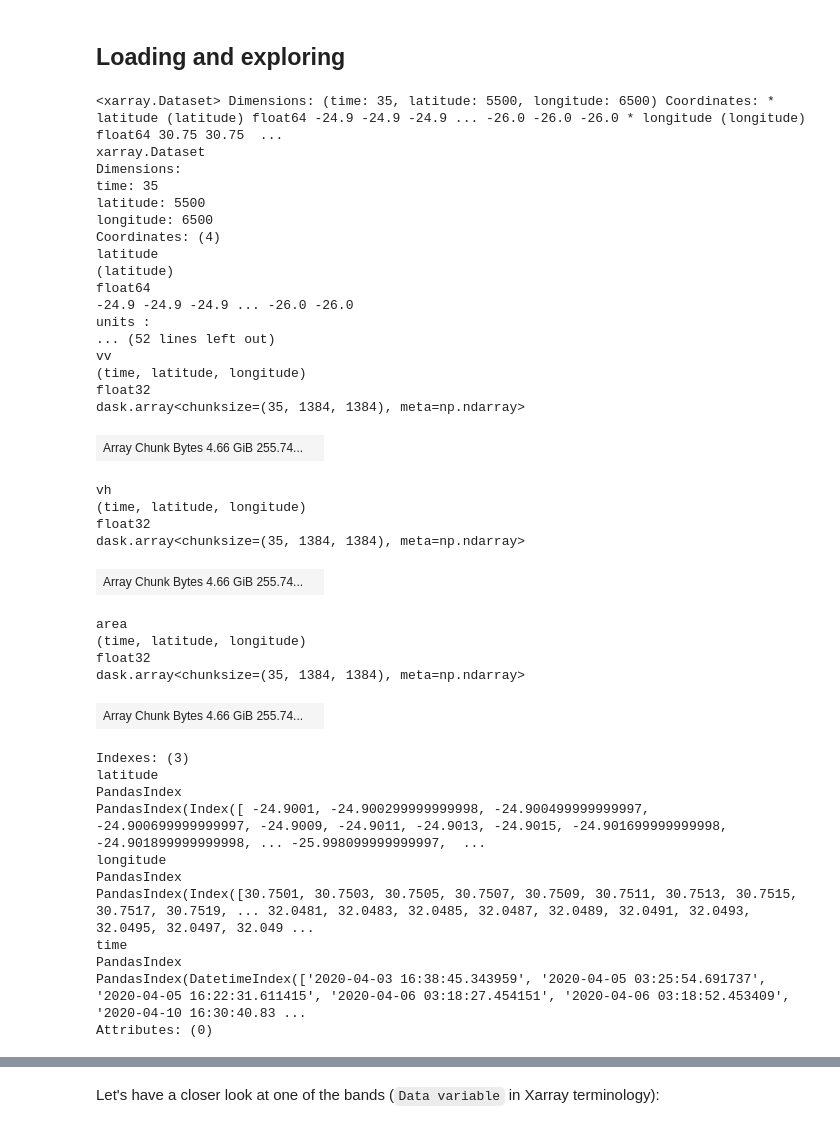
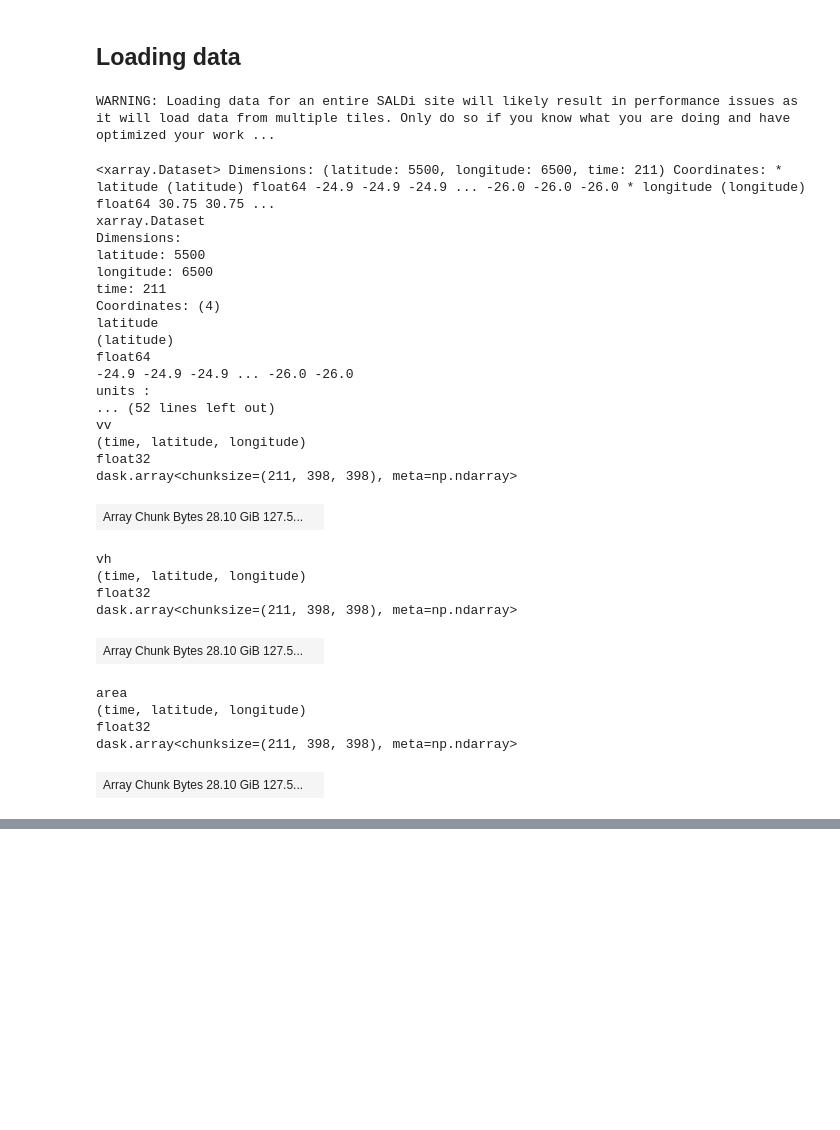
Before and after one commit to Jena-Earth-Observation-School/sdc-tools, a Jupyter notebook: _sources/content/02_Getting_Started/01_01_Sentinel1.ipynb, the cells around one changed output, grey strips where cells are left out. Saved outputs shown, nothing was run; the diff lists cells and outputs as text; code cells hidden in the pictures; blank space fills up the shorter version.

```diff
--- a/_sources/content/02_Getting_Started/01_01_Sentinel1.ipynb
+++ b/_sources/content/02_Getting_Started/01_01_Sentinel1.ipynb
@@ -9,47 +14,42 @@ product of the same name. Detailed information can be found [here](https://regis
 # %% [markdown]
-## Loading and exploring
+## Loading data
 # %%
+import numpy as np
+from matplotlib import pyplot as plt
+
 from sdc.load import load_product
 
-ds = load_product(product="s1_rtc", vec="site06", time_range=("2020-04-01", "2020-06-01"))
+ds = load_product(product="s1_rtc",
+                  vec="site06",
+                  time_range=("2021-01-01", "2022-01-01"))
 ds
 # %% [output]
-<xarray.Dataset> Dimensions: (time: 35, latitude: 5500, longitude: 6500) Coordinates: * latitude (latitude) float64 -24.9 -24.9 -24.9 ... -26.0 -26.0 -26.0 * longitude (longitude) float64 30.75 30.75  ...
-xarray.Dataset
-Dimensions:
-time: 35
-latitude: 5500
-longitude: 6500
-Coordinates: (4)
-latitude
-(latitude)
-float64
--24.9 -24.9 -24.9 ... -26.0 -26.0
-units :
-... (52 lines left out)
-vv
-(time, latitude, longitude)
-float32
-dask.array<chunksize=(35, 1384, 1384), meta=np.ndarray>
+WARNING: Loading data for an entire SALDi site will likely result in performance issues as it will load data from multiple tiles. Only do so if you know what you are doing and have optimized your work ...
+<xarray.Dataset> Dimensions: (latitude: 5500, longitude: 6500, time: 211) Coordinates: * latitude (latitude) float64 -24.9 -24.9 -24.9 ... -26.0 -26.0 -26.0 * longitude (longitude) float64 30.75 30.75 ...
+xarray.Dataset
+Dimensions:
+latitude: 5500
+longitude: 6500
+time: 211
+Coordinates: (4)
+latitude
+(latitude)
+float64
+-24.9 -24.9 -24.9 ... -26.0 -26.0
+units :
+... (52 lines left out)
+vv
+(time, latitude, longitude)
+float32
+dask.array<chunksize=(211, 398, 398), meta=np.ndarray>
-| Array Chunk Bytes 4.66 GiB 255.74... |  |
+| Array Chunk Bytes 28.10 GiB 127.5... |  |
-vh
-(time, latitude, longitude)
-float32
-dask.array<chunksize=(35, 1384, 1384), meta=np.ndarray>
+vh
+(time, latitude, longitude)
+float32
+dask.array<chunksize=(211, 398, 398), meta=np.ndarray>
-| Array Chunk Bytes 4.66 GiB 255.74... |  |
+| Array Chunk Bytes 28.10 GiB 127.5... |  |
-area
-(time, latitude, longitude)
-float32
-dask.array<chunksize=(35, 1384, 1384), meta=np.ndarray>
+area
+(time, latitude, longitude)
+float32
+dask.array<chunksize=(211, 398, 398), meta=np.ndarray>
-| Array Chunk Bytes 4.66 GiB 255.74... |  |
+| Array Chunk Bytes 28.10 GiB 127.5... |  |
-Indexes: (3)
-latitude
-PandasIndex
-PandasIndex(Index([ -24.9001, -24.900299999999998, -24.900499999999997, -24.900699999999997, -24.9009, -24.9011, -24.9013, -24.9015, -24.901699999999998, -24.901899999999998, ... -25.998099999999997,  ...
-longitude
-PandasIndex
-PandasIndex(Index([30.7501, 30.7503, 30.7505, 30.7507, 30.7509, 30.7511, 30.7513, 30.7515, 30.7517, 30.7519, ... 32.0481, 32.0483, 32.0485, 32.0487, 32.0489, 32.0491, 32.0493, 32.0495, 32.0497, 32.049 ...
-time
-PandasIndex
-PandasIndex(DatetimeIndex(['2020-04-03 16:38:45.343959', '2020-04-05 03:25:54.691737', '2020-04-05 16:22:31.611415', '2020-04-06 03:18:27.454151', '2020-04-06 03:18:52.453409', '2020-04-10 16:30:40.83 ...
-Attributes: (0)
@@ -56,2 +66,0 @@ Attributes: (0)
-# %% [markdown]
-Let's have a closer look at one of the bands (`Data variable` in Xarray terminology):
```
Also changed, not shown: parts of 34 cells of this notebook, 20 other files.
